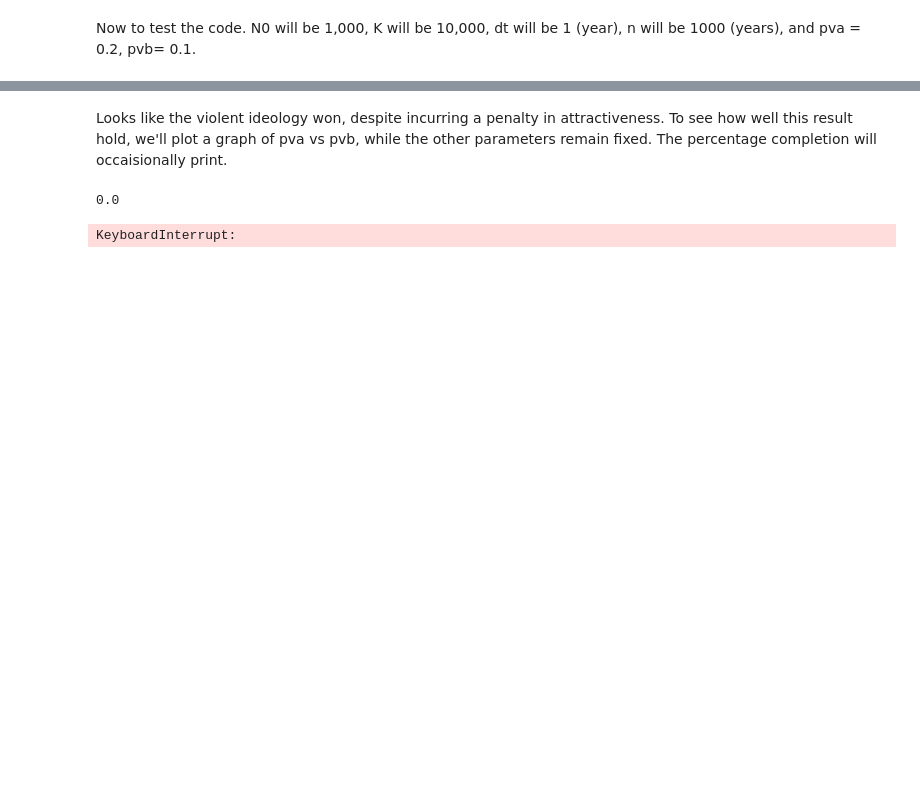
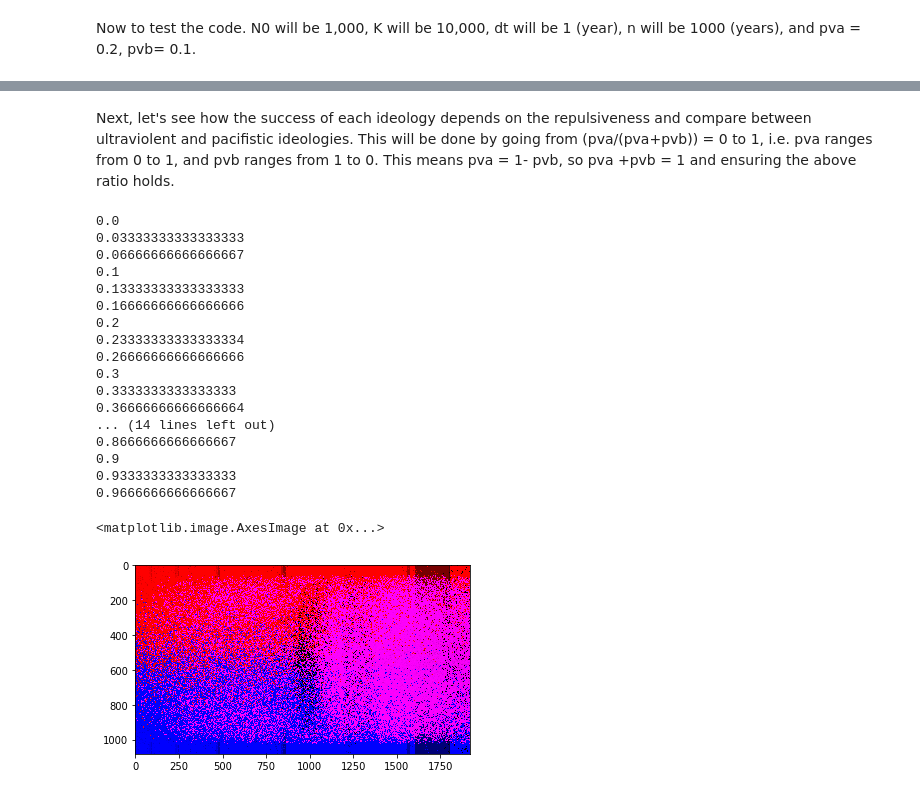
Before and after one commit to KeirHavel/Ideological-competition-model, a Jupyter notebook: Updated-ideology-model.ipynb, the cells around one changed output, grey strips where cells are left out. Drawn from its saved outputs; the diff is of its cells as text; code cells hidden in the pictures; blank space fills up the shorter version.

```diff
--- a/Updated-ideology-model.ipynb
+++ b/Updated-ideology-model.ipynb
@@ -91,7 +93,7 @@ def ideo_conflict(N0, pva,pvb,K,n,dt):
 # %% [markdown]
 Now to test the code. N0 will be 1,000, K will be 10,000, dt will be 1 (year), n will be 1000 (years), and pva = 0.2, pvb= 0.1.
 # %%
-A,B,C = ideo_conflict(1000,0.5,0.4,10000,100,1)
+A,B,C = ideo_conflict(1000,0.5,0.4,10000,100,1,3)
 
 print(float(A)/C)
 print(float(B)/C)
@@ -101,30 +103,54 @@ print(float(B)/C)
-# %% [markdown]
-Looks like the violent ideology won, despite incurring a penalty in attractiveness. To see how well this result hold, we'll plot a graph of pva vs pvb, while the other parameters remain fixed. The percentage completion will occaisionally print.
+# %% [markdown]
+Next, let's see how the success of each ideology depends on the repulsiveness and compare between ultraviolent and pacifistic ideologies. This will be done by going from (pva/(pva+pvb)) = 0 to 1, i.e. pva ranges from 0 to 1, and pvb ranges from 1 to 0. This means pva = 1- pvb, so pva +pvb = 1 and ensuring the above ratio holds.
 # %%
-grid = np.zeros( (513,513,3), dtype = np.uint8)
-x_values = []
-y_values = []
-for i in range(0,512):
-    xj = 0 + i*(0.1/512)
-    x_values.append(xj)
-    y_values.append(xj)
+#N0, pva,pvb,K,n,dt,repulse are the params
 
-for x in x_values:
-    i = x_values.index(x)
-    if i % 32 == 0:
-        p = (float(i)/512)*100.0
-        print p
-    for y in y_values:
-        j = y_values.index(y)
-        A,B,C = ideo_conflict(1000,x,y,10000,1000,1)
-        if C == 0:
-            grid[i,j] = [255,255,255]
-        else:
-            pa = float(A)/C
-            pb = float(B)/C
-            grid[i,j] = [int(255*pa),int(255*pb),0]
 
+def image_gen(w,h):
+    grid = np.zeros( (h+1,w+1,3), dtype = np.uint8)
+    x_values = []
+    y_values = []
+    for i in range(0,w):
+        xj = 1 + i*(5.0/w)
+        x_values.append(xj)
+    for i in range(0,h):
+        yj = 0 + i*(1.0/h)
+        y_values.append(yj)
+
+    for x in x_values:
+        i = x_values.index(x)
+        if (i % 64 == 0):
+            print(float(i)/w)
+        for y in y_values:
+            j = y_values.index(y)
+            A,B,C = ideo_conflict(1000,y,(1.0-y),10000,1000,1,x)
+            if C == 0:
+                grid[i,j] = [255,255,255]
+            else:
+                pa = float(A)/C
+                pb = float(B)/C
+                grid[j,i] = [int(255*pa),0,int(255*pb)]
+    return grid
+
+grid = image_gen(1920,1080)
 plt.imshow(grid)
 # %% [output]
 0.0
+0.03333333333333333
+0.06666666666666667
+0.1
+0.13333333333333333
+0.16666666666666666
+0.2
+0.23333333333333334
+0.26666666666666666
+0.3
+0.3333333333333333
+0.36666666666666664
+... (14 lines left out)
+0.8666666666666667
+0.9
+0.9333333333333333
+0.9666666666666667
-KeyboardInterrupt:
+<matplotlib.image.AxesImage at 0x...>
+[figure, added]
```
Also changed, not shown: parts of 6 cells of this notebook, 1 other file.
